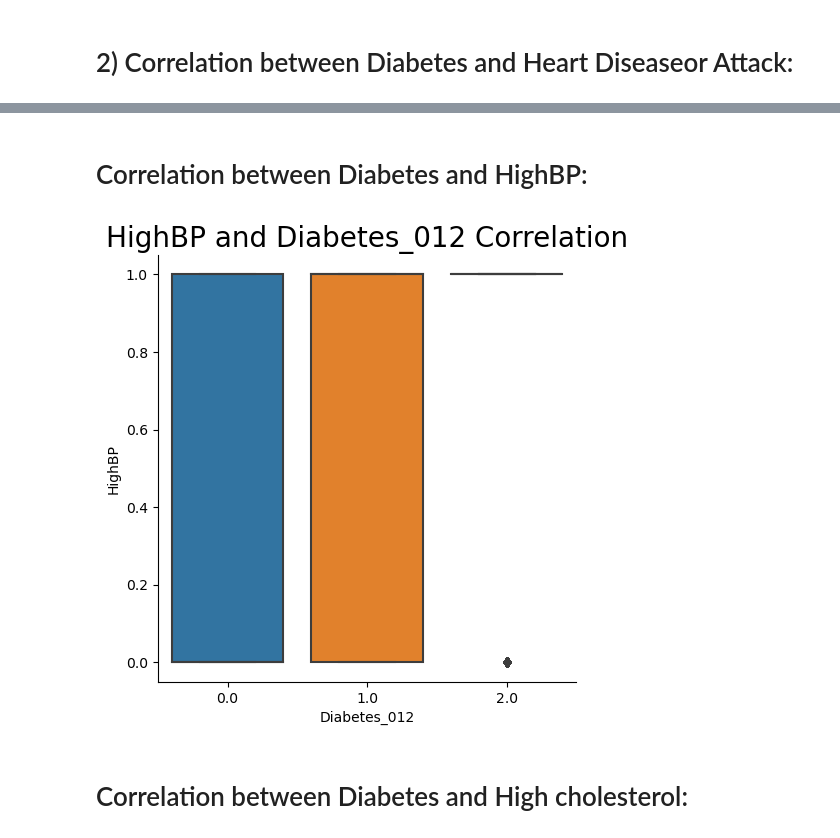
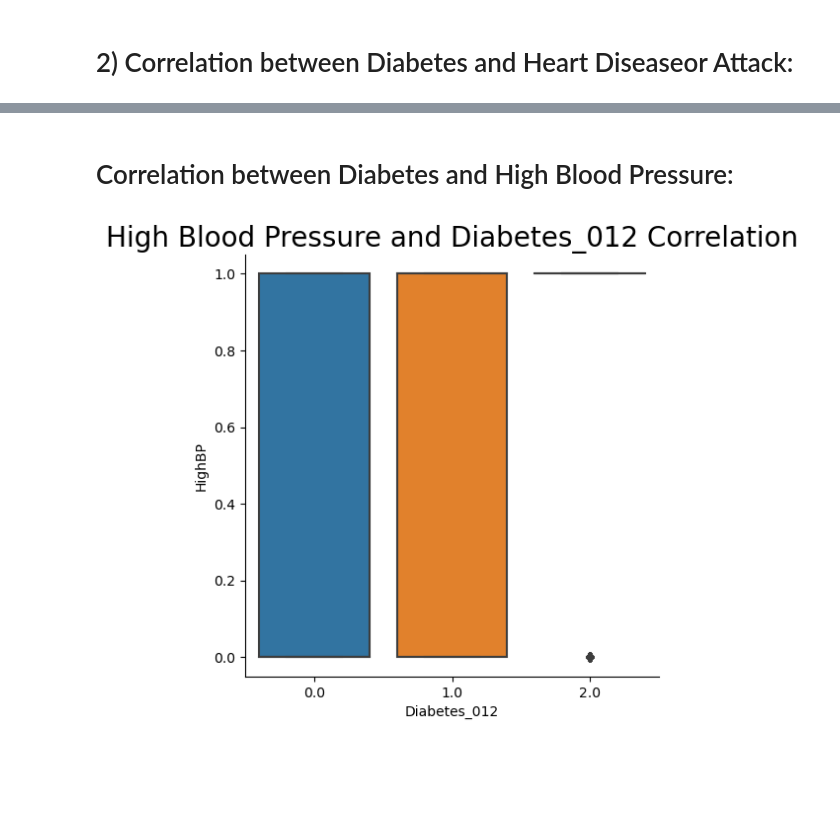
Before and after one commit to mpond1997/Disease-Prediction-Machine-Learning-, a Jupyter notebook: Statistical study/Predict diabe2.ipynb, the cells around one changed output, grey strips where cells are left out. Drawn from its saved outputs; the diff is of its cells as text; code cells hidden in the pictures; blank space fills up the shorter version.

```diff
--- a/Statistical study/Predict diabe2.ipynb
+++ b/Statistical study/Predict diabe2.ipynb
@@ -191,9 +243,7 @@ plt.title("HighBP and Diabetes_012 Correlation", size=20, y=1.0);
 # %% [markdown]
-# Correlation between Diabetes and HighBP:
+# Correlation between Diabetes and High Blood Pressure:
 # %%
 p=sns.catplot(x="Diabetes_012",y="HighBP", data=data, kind='box')
-plt.title("HighBP and Diabetes_012 Correlation", size=20, y=1.0);
+plt.title("High Blood Pressure and Diabetes_012 Correlation", size=20, y=1.0);
 # %% [output]
-[figure, old version]
+[figure, new version]
-# %% [markdown]
-# Correlation between Diabetes and High cholesterol:
```
Also changed, not shown: parts of 28 cells of this notebook.
